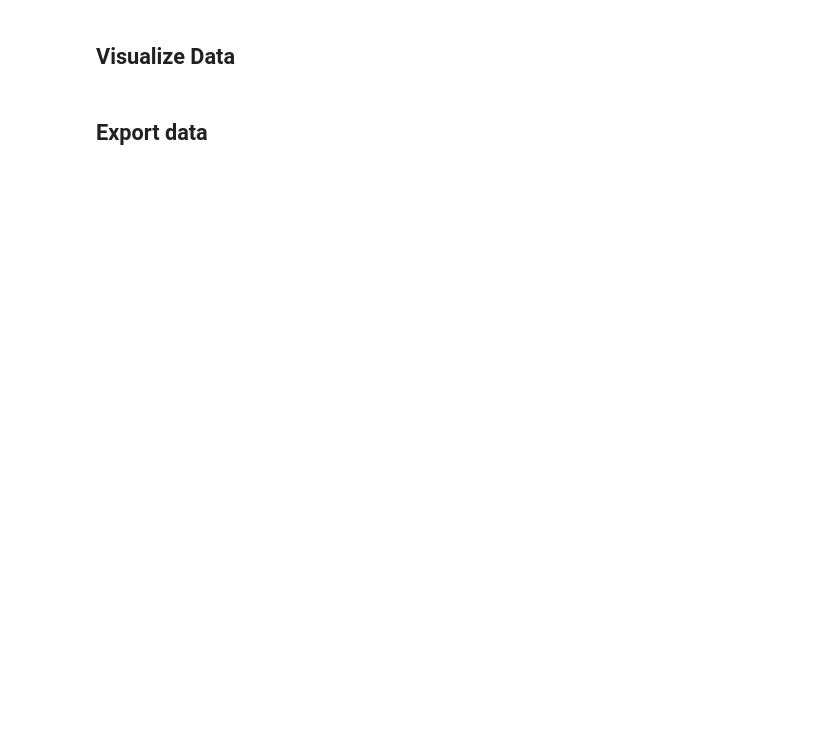
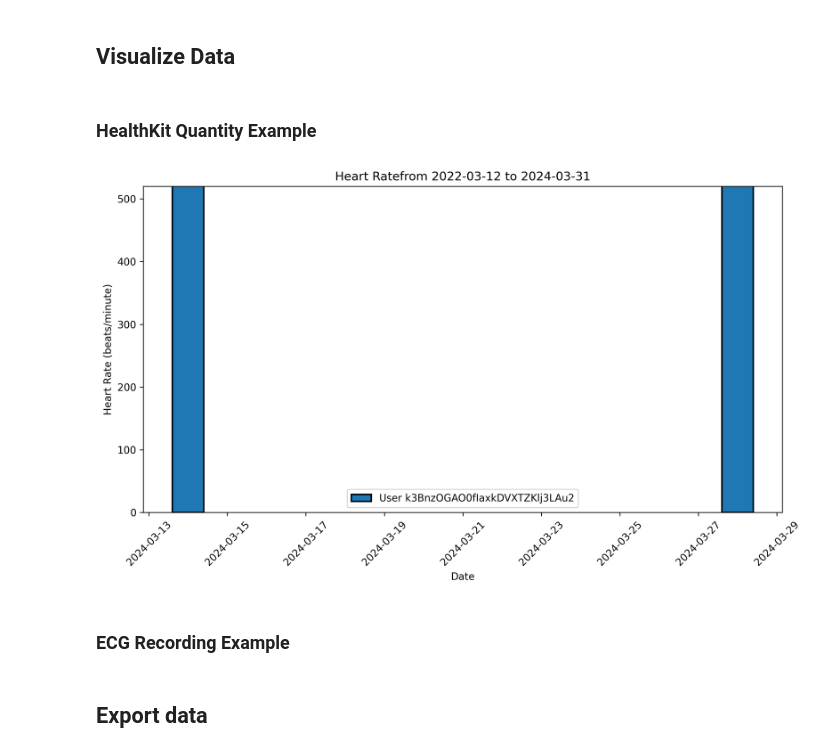
Before and after one commit to StanfordSpezi/SpeziDataPipeline, a Jupyter notebook: SpeziDataPipelineTemplate.ipynb, the cells around one changed output. Saved outputs shown, nothing was run; the diff lists cells and outputs as text; code cells hidden in the pictures; blank space fills up the shorter version.

```diff
--- a/SpeziDataPipelineTemplate.ipynb
+++ b/SpeziDataPipelineTemplate.ipynb
@@ -10,15 +10,15 @@ from data_export.data_exporter import *
 ## Define credential files
 # %%
 # Define your Firebase project ID
-project_id = "project_id"
+project_id = "cs342-2023-paws"
 
 # Define the service account key file
-service_account_key_file = "path_to_service_account_key/file.json"
+service_account_key_file = "cs342-2023-paws-firebase-adminsdk-cz0fu-444bf65586.json"
 
 # Define the collection name where your FHIR observations are stored and the input code if filtering is needed
 collection_name = "users"
 subcollection_name = "HealthKit"
-loinc_codes = ["55423-8"]
+loinc_codes = ["131328"] # "9052-2","8867-4", "131328"]
 # %% [markdown]
 ## Initialize the FirebaseFHIRAccess class using your Firebase credentials
 # %%
@@ -39,10 +52,20 @@ processed_fhir_dataframe.df.head()
 # %% [markdown]
 ## Visualize Data
+# %% [markdown]
+### HealthKit Quantity Example
 # %%
-visualizer = DataVisualizer()
-# selected_users = ["5okimXt6noCIcD4DGoB13wzXVJjY", "ys7YzmWeX0tKr1ilsXMiNaiZxGTk"]  # Use None to plot data for all users
-visualizer.set_user_ids(["7uMKVmPZdwgtb9hc6r9YZyYXnwc2"])
-# visualizer.set_date_range("2024-01-01", "2023-03-31")
-visualizer.set_y_bounds(0, 120)
+selected_users = ["k3BnzOGAO0fIaxkDVXTZKlj3LAu2"]  # Use None to plot data for all users
+# selected_user = "3EUoHxIuYkWMKcnLfK38nTGOqHn1"
+selected_start_date = "2022-03-12"
+selected_end_date = "2024-03-31"
+visualizer = visualizer_factory(processed_fhir_dataframe)
+
+visualizer.set_user_ids(selected_users)
+visualizer.set_date_range(selected_start_date, selected_end_date)
+visualizer.set_y_bounds(0, 520)
 
 fig = visualizer.create_static_plot(processed_fhir_dataframe)
+# %% [output]
+[figure, added]
+# %% [markdown]
+### ECG Recording Example
```
Also changed, not shown: parts of 6 cells of this notebook, 6 other files.
